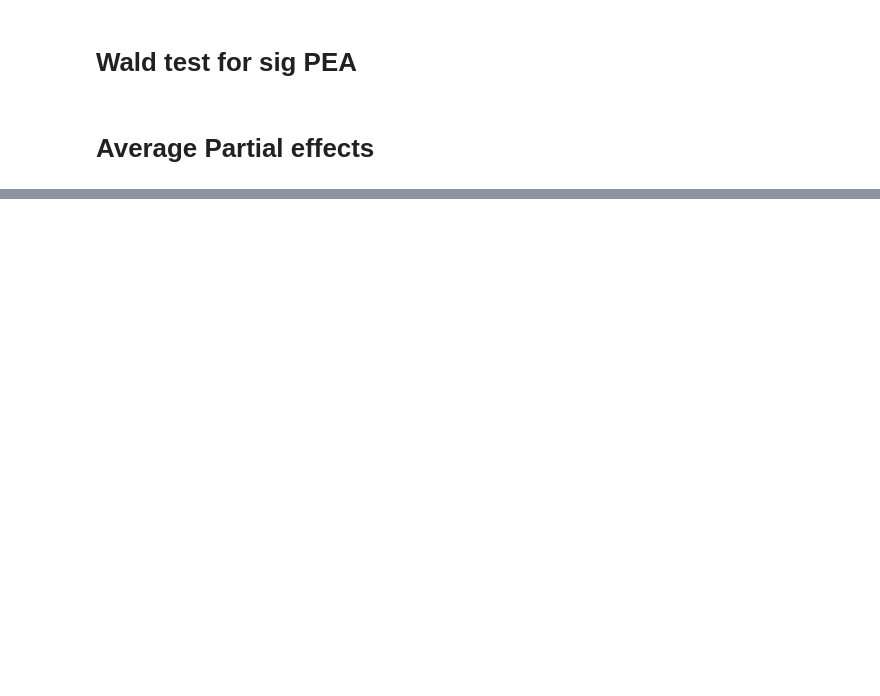
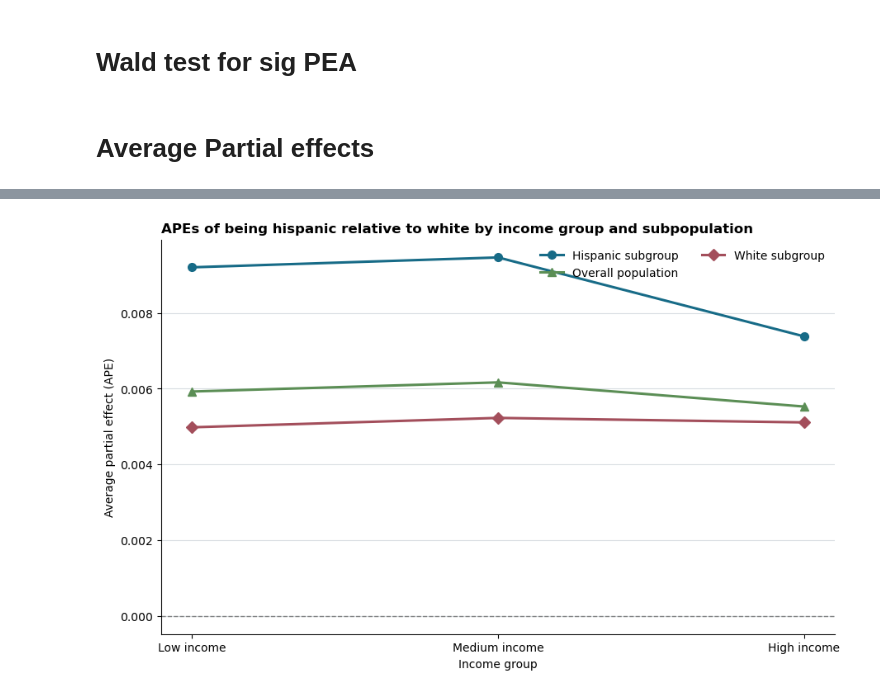
Before and after one commit to matliras/Adv_microeconometrics_assignments, a Jupyter notebook: project 3/workbook.ipynb, the cells around one changed output, grey strips where cells are left out. Drawn from its saved outputs; the diff is of its cells as text; code cells hidden in the pictures; blank space fills up the shorter version.

```diff
--- a/project 3/workbook.ipynb
+++ b/project 3/workbook.ipynb
@@ -548,0 +820,59 @@ effects_table
+# %%
+## Hispanic v.s white
+
+# Hisp v.s. white (hisp sub)
+APE_hisp = []
+for val in [h_li, h_mi, h_hi]:
+    prob = APE_inc(race='shisp', model_lab=x2, model_index=1)
+    APE_hisp.append(
+        prob[val].mean().item()
+    )
+# Hisp v.s. white (white sub)
+APE_hisp_white = []
+for val in [w_li, w_mi, w_hi]:
+    prob = APE_inc(race='shisp', model_lab=x2, model_index=1)
+    APE_hisp_white.append(
+        prob[val].mean().item()
+    )
+# Hisp v.s. white (full)
+APE_hisp_white_overall = []
+for val in [li, mi, hi]:
+    prob = APE_inc(race='shisp', model_lab=x2, model_index=1)
+    APE_hisp_white_overall.append(
+        prob[val].mean().item()
+    )
+
+### Figure
+income_groups = ['Low income', 'Medium income', 'High income']
+ape_series = {
+    'Hispanic subgroup': APE_hisp,
+    'Overall population': APE_hisp_white_overall,
+    'White subgroup': APE_hisp_white,
+}
+
+fig, ax = plt.subplots(figsize=(9, 5.5), constrained_layout=True)
+colors = ['#176B87', '#5B8E55', '#A34E5B']
+markers = ['o', '^', 'D']
+
+for (label, values), color, marker in zip(ape_series.items(), colors, markers):
+    ax.plot(
+        income_groups,
+        values,
+        label=label,
+        color=color,
+        marker=marker,
+        linewidth=2.2,
+        markersize=7,
+    )
+
+ax.axhline(0, color='#555555', linewidth=1, linestyle='--', alpha=0.7)
+ax.set_xlabel('Income group')
+ax.set_ylabel('Average partial effect (APE)')
+ax.set_title('APEs of being hispanic relative to white by income group and subpopulation', loc='left', weight='bold')
+ax.grid(axis='y', color='#D9DEE2', linewidth=0.8)
+ax.set_axisbelow(True)
+ax.spines[['top', 'right']].set_visible(False)
+ax.legend(frameon=False, ncol=2, loc='best')
+plt.show()
+# %% [output]
+[figure, added]
```
Also changed, not shown: parts of 20 cells of this notebook, 2 other files.
